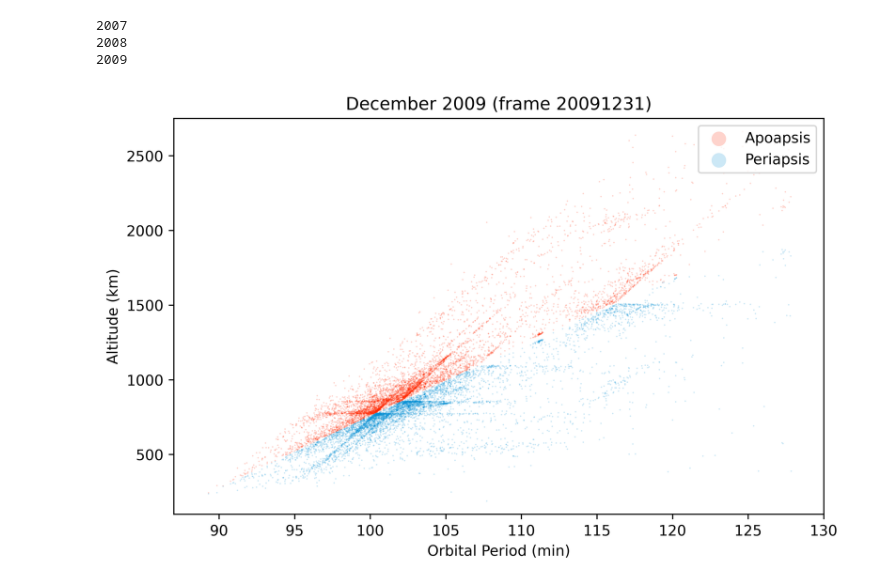
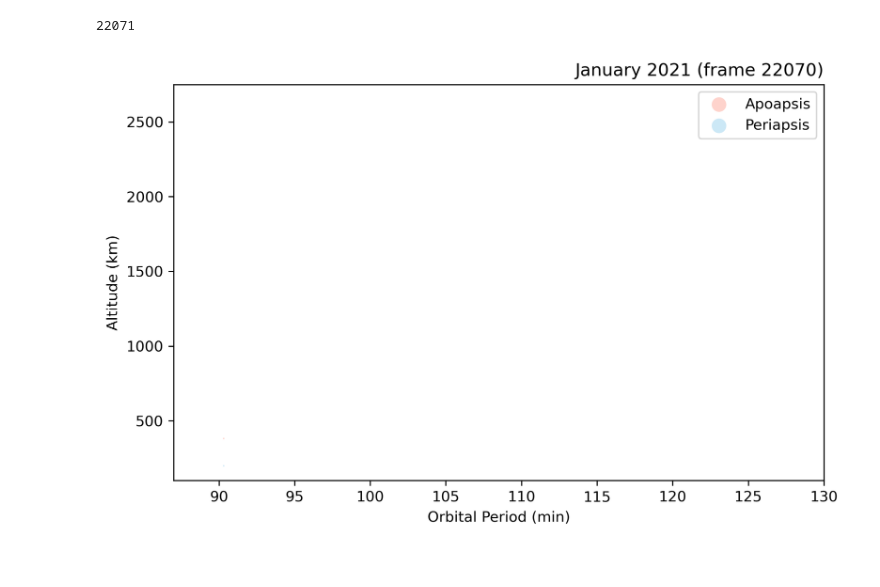
Before and after one commit to mads-hatters/SIADS-591-Orbital-Congestion, a Jupyter notebook: playground/tim_gabbard_all/animated_gabbard.ipynb, the cells around one changed output. Drawn from its saved outputs; the diff is of its cells as text; code cells hidden in the pictures.

Commit message:
Better data generator for gabbard graphs

```diff
--- a/playground/tim_gabbard_all/animated_gabbard.ipynb
+++ b/playground/tim_gabbard_all/animated_gabbard.ipynb
@@ -34,0 +24,4 @@ dates = pd.date_range(start=df.EPOCH.min(), end=df.EPOCH.max(), freq='5D')
+# %%
+df = pd.read_pickle(f'{input_path}{input_file_name}')
+display(df.info())
+display(df.head(4))
@@ -35,41 +55,44 @@ dates = pd.date_range(start=df.EPOCH.min(), end=df.EPOCH.max(), freq='5D')
+# %%
+dates = pd.date_range(start=df.index.min(), end=df.index.max(), freq=freq)
+dates = dates[use_slice]
+print(f'{len(dates)} frames')
+# %% [output]
+22071
 # %%
-fig, ax = plt.subplots(dpi=600, figsize=(8,5))
+fig, ax = plt.subplots(dpi=dpi, figsize=(8,5))
 
 ax.set_xlim(87,130)
 ax.set_ylim(100,2750)
 ax.set_xlabel("Orbital Period (min)")
 ax.set_ylabel("Altitude (km)")
 artists = []
-yr = 0
 
 def plot_it(ax,e):
     global df
-    cdf = df[df.EPOCH==e]
+    cdf = df[df.index==e]
     apo = ax.scatter(cdf.PERIOD, cdf.APOAPSIS, color='#fe2700', marker='o', edgecolors='none', alpha=0.2, s=1, label="Apoapsis")
-#     ax.scatter(wdf[:500].PERIOD, wdf[:500].APOAPSIS, color='cyan', marker='o', edgecolors='none', alpha=0.5, s=1)
-
     peri = ax.scatter(cdf.PERIOD, cdf.PERIAPSIS, color='#038fd5', marker='o', edgecolors='none', alpha=0.2, s=1, label="Periapsis")
-#     ax.scatter(wdf[:500].PERIOD, wdf[:500].PERIAPSIS, color='lightcoral', marker='o', edgecolors='none', alpha=0.5, s=1)
     plt.legend(loc="upper right", numpoints=1, fontsize=10, markerscale=10)
-
     return [apo,peri]
 
-def update(frame):
-    global artists, yr
-    if frame.year != yr:
-        yr = frame.year
-        print(yr)
-    ax.set_title(f"{frame.month_name()} {frame.year} (frame {frame.year}{str(frame.month).zfill(2)}{str(frame.day).zfill(2)})")
+def update(f):
+    global pbar, artists, yr
+    i, date = f
+    ax.set_title(f"{date.month_name()} {date.year} (frame {i})", loc='right')
     for a in artists:
         a.remove()
-    artists = plot_it(ax,frame)
+    artists = plot_it(ax,date)
+    pbar.update(1)
 
-# update(dates[2100])
-ani = FuncAnimation(fig, update, dates)
-writervideo = FFMpegWriter(fps=30, bitrate=600)
-ani.save("out.mp4", writer=writervideo, dpi=600)
+if type(draw_one_frame) == int:
+    pbar = tqdm(total=1, position=0, leave=True)
+    update((draw_one_frame,dates[draw_one_frame]))
+    pbar.close()
+else:
+    pbar = tqdm(total=len(dates)+1, position=0, leave=True)
+    ani = FuncAnimation(fig, update, list(enumerate(dates)))
+    writervideo = FFMpegWriter(fps=fps, bitrate=bitrate)
+    ani.save(f'{output_path}{output_file_name}', writer=writervideo, dpi=dpi)
+    pbar.close()
 # %% [output]
-2007
-2008
-2009
-[figure, old version]
+[figure, new version]
```
Also changed, not shown: parts of 9 cells of this notebook, 3 other files.
